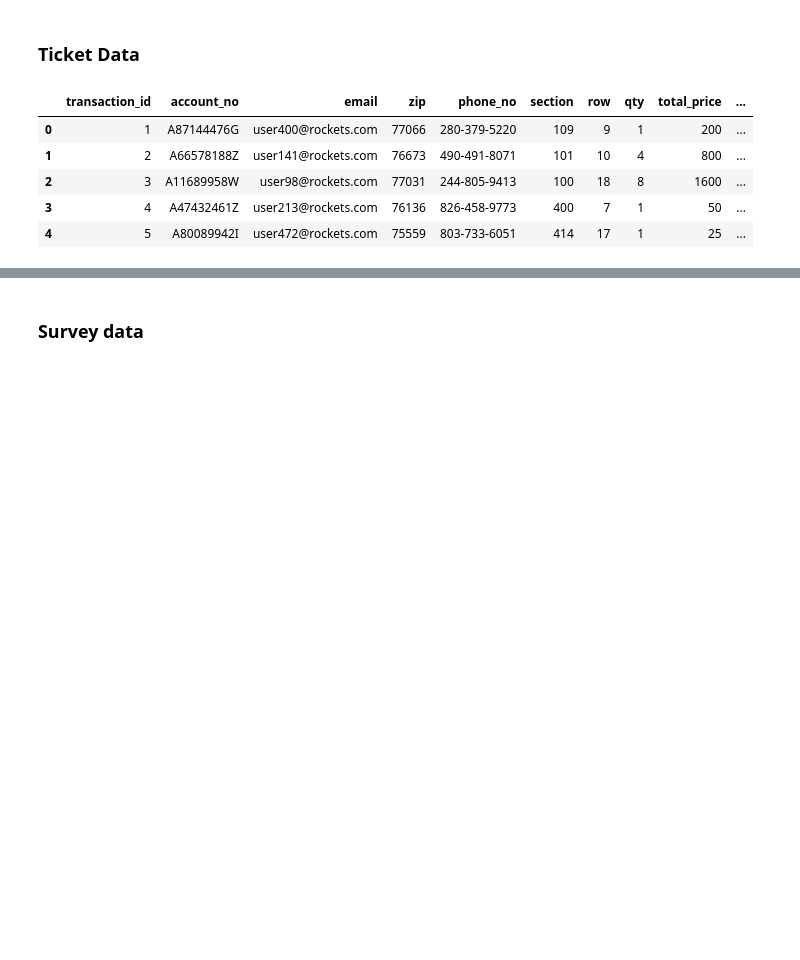
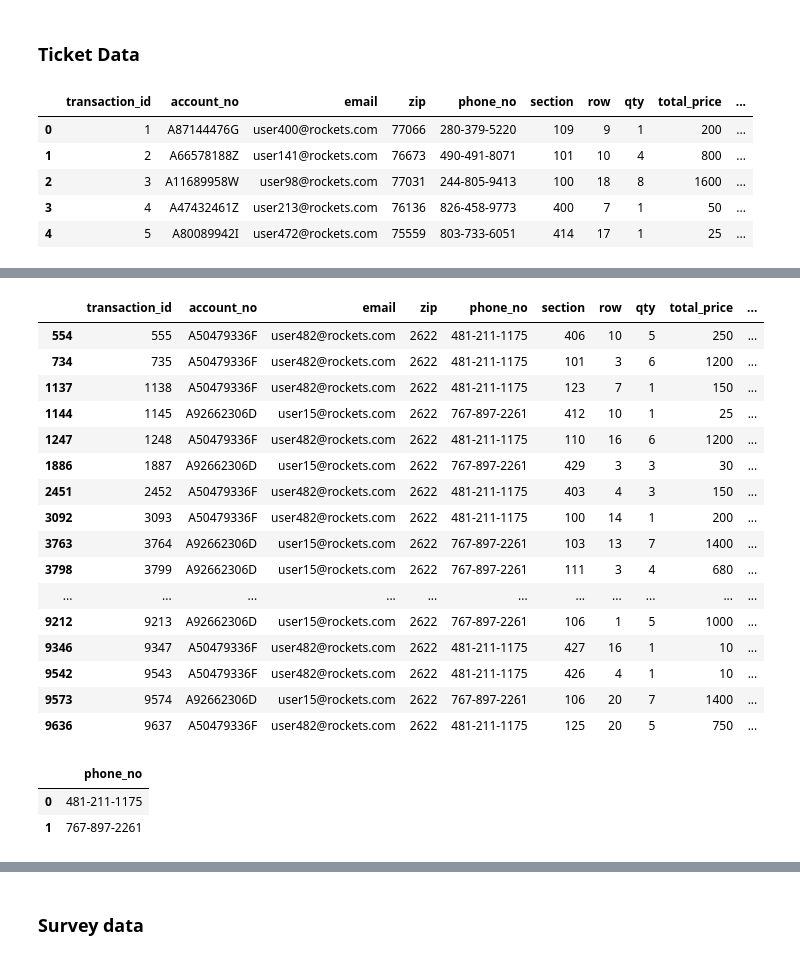
Before and after one commit to mil2tech/DE-NBA-HOU, a Jupyter notebook: jarrid_workbook.ipynb, the cells around one changed output, grey strips where cells are left out. Cells and saved outputs as stored; diff of their text form; code cells hidden in the pictures; blank space fills up the shorter version.

Commit message:
more lines of codecompleted. have 3 more requirements to fulfill for unified database

```diff
--- a/jarrid_workbook.ipynb
+++ b/jarrid_workbook.ipynb
@@ -230,0 +283,28 @@ ticket_data.head()
+# %%
+# shows records with 'zip' that have a length of four characters
+ticket_data[ticket_data['zip'].astype(str).str.len() == 4]
+# %% [output]
+|  | transaction_id | account_no | email | zip | phone_no | section | row | qty | total_price | ... |
+| 554 | 555 | A50479336F | user482@rockets.com | 2622 | 481-211-1175 | 406 | 10 | 5 | 250 | ... |
+| 734 | 735 | A50479336F | user482@rockets.com | 2622 | 481-211-1175 | 101 | 3 | 6 | 1200 | ... |
+| 1137 | 1138 | A50479336F | user482@rockets.com | 2622 | 481-211-1175 | 123 | 7 | 1 | 150 | ... |
+| 1144 | 1145 | A92662306D | user15@rockets.com | 2622 | 767-897-2261 | 412 | 10 | 1 | 25 | ... |
+| 1247 | 1248 | A50479336F | user482@rockets.com | 2622 | 481-211-1175 | 110 | 16 | 6 | 1200 | ... |
+| 1886 | 1887 | A92662306D | user15@rockets.com | 2622 | 767-897-2261 | 429 | 3 | 3 | 30 | ... |
+| 2451 | 2452 | A50479336F | user482@rockets.com | 2622 | 481-211-1175 | 403 | 4 | 3 | 150 | ... |
+| 3092 | 3093 | A50479336F | user482@rockets.com | 2622 | 481-211-1175 | 100 | 14 | 1 | 200 | ... |
+| 3763 | 3764 | A92662306D | user15@rockets.com | 2622 | 767-897-2261 | 103 | 13 | 7 | 1400 | ... |
+| 3798 | 3799 | A92662306D | user15@rockets.com | 2622 | 767-897-2261 | 111 | 3 | 4 | 680 | ... |
+| ... | ... | ... | ... | ... | ... | ... | ... | ... | ... | ... |
+| 9212 | 9213 | A92662306D | user15@rockets.com | 2622 | 767-897-2261 | 106 | 1 | 5 | 1000 | ... |
+| 9346 | 9347 | A50479336F | user482@rockets.com | 2622 | 481-211-1175 | 427 | 16 | 1 | 10 | ... |
+| 9542 | 9543 | A50479336F | user482@rockets.com | 2622 | 481-211-1175 | 426 | 4 | 1 | 10 | ... |
+| 9573 | 9574 | A92662306D | user15@rockets.com | 2622 | 767-897-2261 | 106 | 20 | 7 | 1400 | ... |
+| 9636 | 9637 | A50479336F | user482@rockets.com | 2622 | 481-211-1175 | 125 | 20 | 5 | 750 | ... |
+# %%
+# shows phone numbers that is associated with zip 2622.
+pd.DataFrame({'phone_no': ticket_data[ticket_data['zip'] == 2622]['phone_no'].unique()})
+# %% [output]
+|  | phone_no |
+| 0 | 481-211-1175 |
+| 1 | 767-897-2261 |
```
Also changed, not shown: parts of 64 cells of this notebook.
